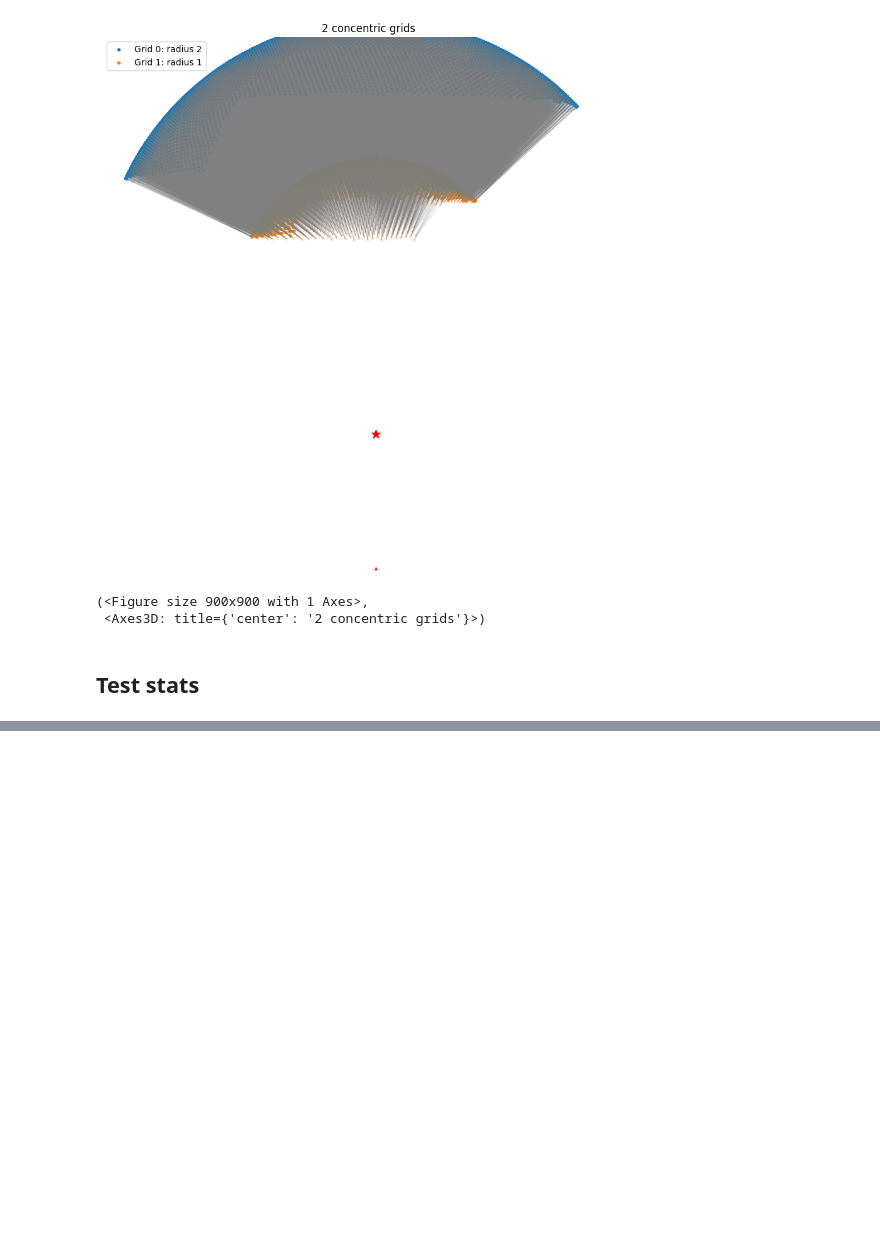
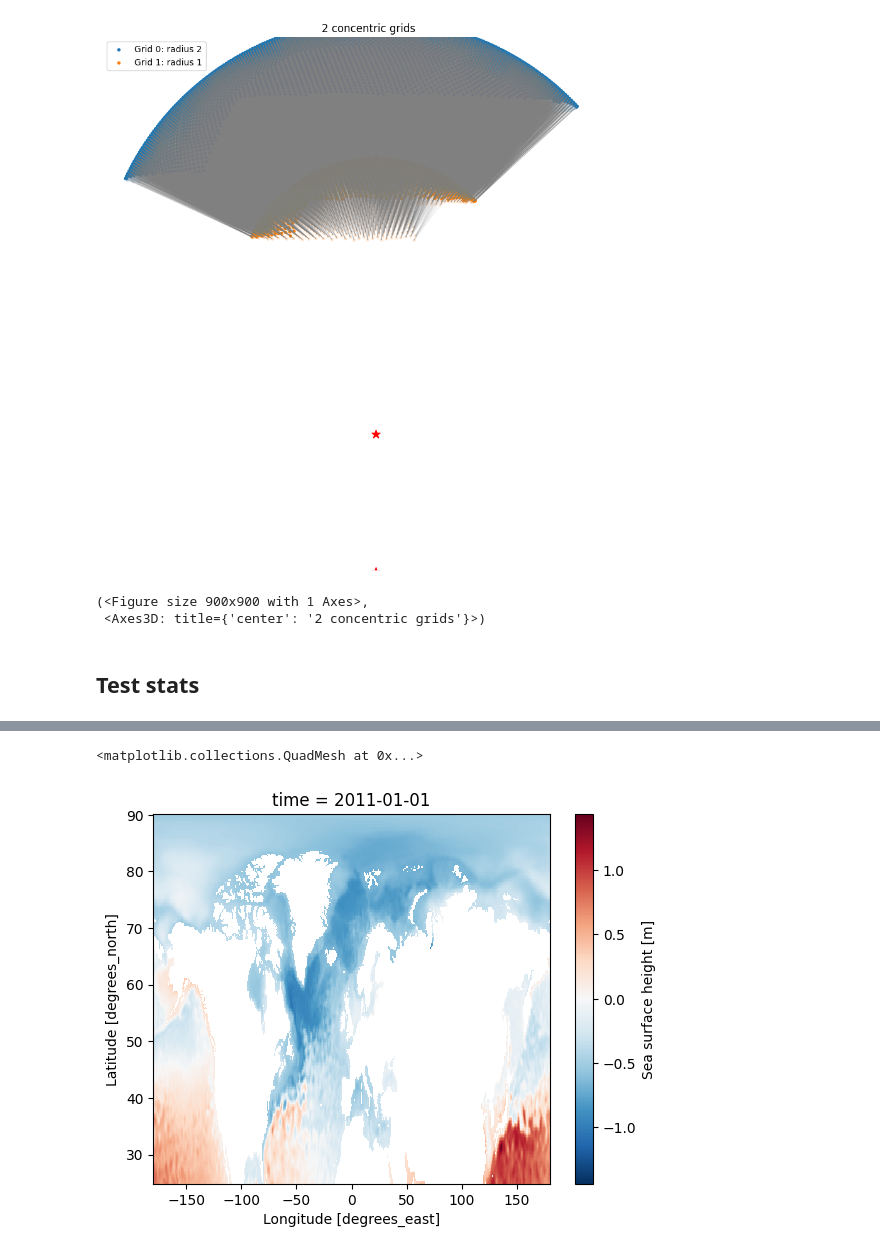
Before and after one commit to ParsaGooya/GenDA-Ocean-Ice, a Jupyter notebook: HPE_ocean_ice_genDA/test.ipynb, the cells around one changed output, grey strips where cells are left out. Drawn from its saved outputs; the diff is of its cells as text; code cells hidden in the pictures; blank space fills up the shorter version.

```diff
--- a/HPE_ocean_ice_genDA/test.ipynb
+++ b/HPE_ocean_ice_genDA/test.ipynb
@@ -837,0 +957,5 @@ Attributes: (12/25)
+# %%
+zos_25[0].plot()
+# %% [output]
+<matplotlib.collections.QuadMesh at 0x...>
+[figure, added]
```
Also changed, not shown: parts of 30 cells of this notebook.
